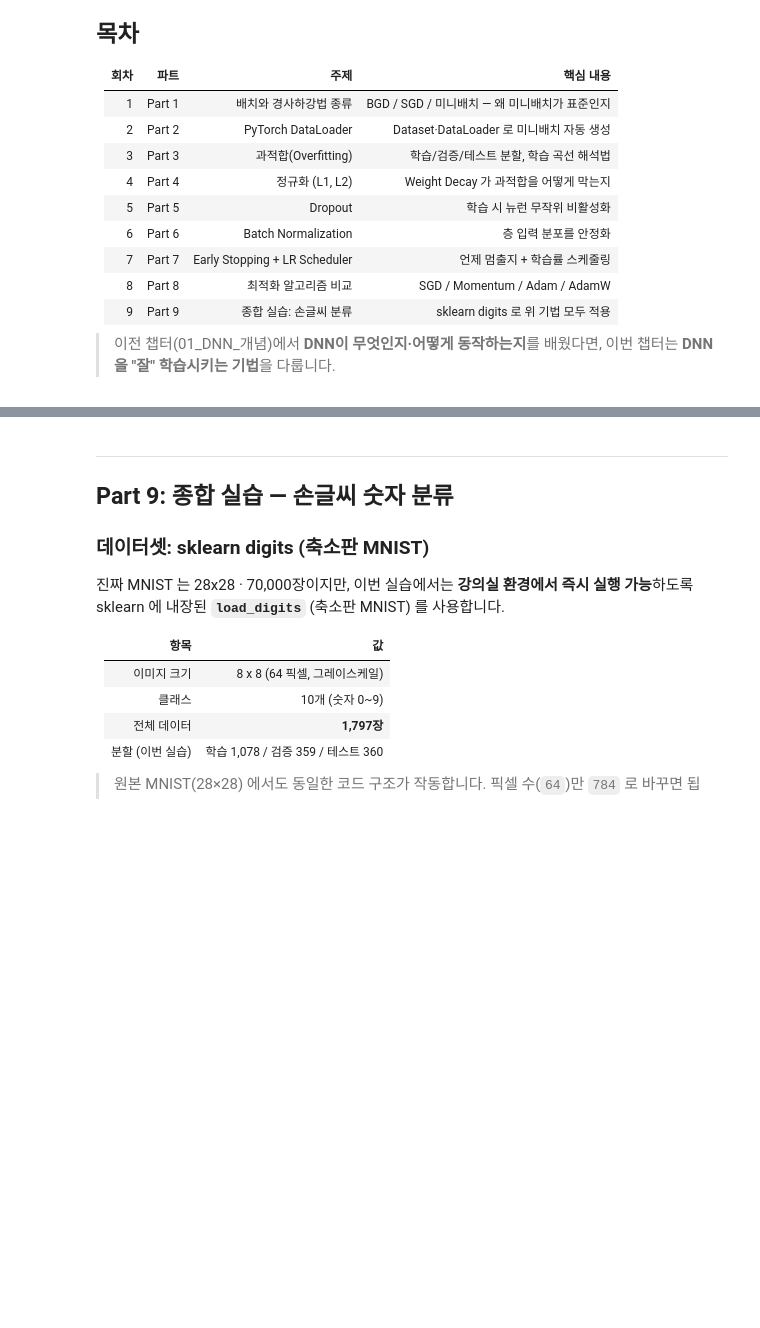
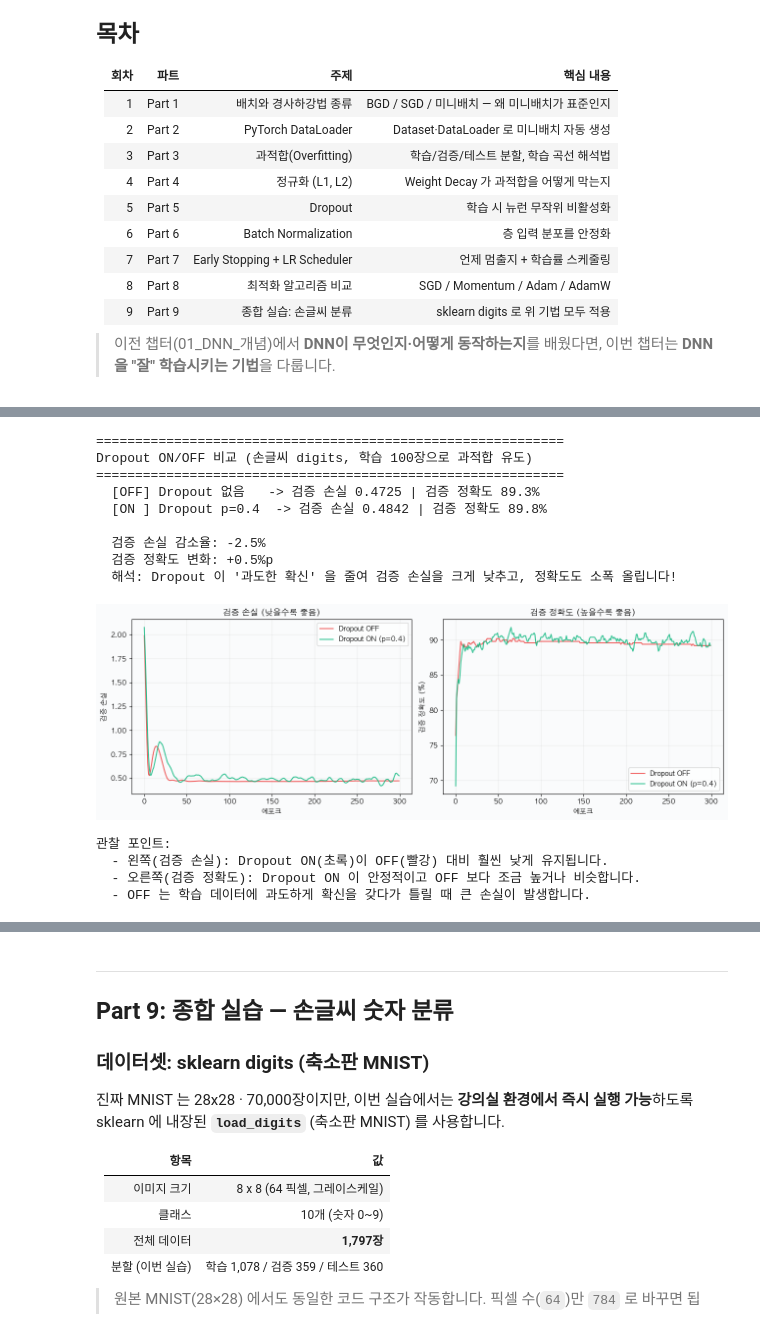
Before and after one commit to SeolMuah/dl-pytorch-tutorial, a Jupyter notebook: 02_DNN_훈련.ipynb, the cells around one changed output, grey strips where cells are left out. Saved outputs shown, nothing was run; the diff lists cells and outputs as text; code cells hidden in the pictures; blank space fills up the shorter version.

```diff
--- a/02_DNN_훈련.ipynb
+++ b/02_DNN_훈련.ipynb
@@ -337,8 +382,21 @@ class BigModel(nn.Module):
     def __init__(self):
         super().__init__()
         self.net = nn.Sequential(
+
+            # (1) -> 256
+            # (B, 1) # 2차원  [[1], [2], [3], ...]
+            # (B, )  #1차원   [1,2,3,4]
+
+            # (B, 1) @ (1, 256) + b(1, 256) = (B, 256)
             nn.Linear(1, 256), nn.ReLU(),
-            nn.Linear(256, 256), nn.ReLU(),
+
+
+            # (B, 256) @ (256, 256)  + b(1, 256) = (B, 256)
+            nn.Linear(256, 256), nn.ReLU(), #
+
+
+
+            # (B, 256) @ (256, 1) = (B, 1)
             nn.Linear(256, 1),
         )
     def forward(self, x):
@@ -350,19 +408,21 @@ criterion = nn.MSELoss()
 
 # 3) 학습 + 에포크별 학습/검증 손실 기록
 train_losses, valid_losses = [], []
-for epoch in range(1, 2001):
+for epoch in range(1, 100):
     # 학습 (DataLoader 로 미니배치 루프)
     model.train()
     epoch_loss = 0
     for xb, yb in train_loader_p3:
         pred = model(xb)
         loss = criterion(pred, yb)
-        optimizer.zero_grad(); loss.backward(); optimizer.step()
+        optimizer.zero_grad(); loss.backward(); optimizer.step() # 가중치 업데이트
         epoch_loss += loss.item()
+
     # 검증
     model.eval()
-    with torch.no_grad():
+    with torch.no_grad(): # 순전파시 기울기 계산을 안하겠다!
         valid_loss = criterion(model(x_valid), y_valid)
+
     train_losses.append(epoch_loss / len(train_loader_p3))
     valid_losses.append(valid_loss.item())
 
@@ -638,19 +724,25 @@ class DropoutModel(nn.Module):
 def train_do(p, epochs=300):
     torch.manual_seed(0)
     m = DropoutModel(p)
-    opt = torch.optim.Adam(m.parameters(), lr=0.005)
+    opt = torch.optim.Adam(m.parameters(), lr=0.005, weight_decay=0.01)
     crit = nn.CrossEntropyLoss()
     tr_ls, va_ls, va_accs = [], [], []
     for _ in range(epochs):
+
+        #훈련 모드
         m.train()
         for xb, yb in do_train_loader:
             out = m(xb); tl = crit(out, yb)
-            opt.zero_grad(); tl.backward(); opt.step()
+            opt.zero_grad(); tl.backward(); opt.step() # 가중치 업데이트
+
+        # 평가 모드
         m.eval()
         with torch.no_grad():
             vo = m(X_do_va)
-            vl = crit(vo, y_do_va).item()
-            vacc = (vo.argmax(1) == y_do_va).float().mean().item()
+            vl = crit(vo, y_do_va).item() #(500, 10)
+            #            0, 1,2,3,4,5,6,7,8,9
+            # (1, 10) = (0.01, 0.02, ... , 0.8)
+            vacc = (vo.argmax(1) == y_do_va).float().mean().item() #정확도
         tr_ls.append(tl.item()); va_ls.append(vl); va_accs.append(vacc)
     return tr_ls, va_ls, va_accs
 
@@ -664,34 +756,50 @@ acc_on_avg  = sum(acc_on[-50:]) / 50
 
 print("=" * 60)
 print("Dropout ON/OFF 비교 (손글씨 digits, 학습 100장으로 과적합 유도)")
 print("=" * 60)
 print(f"  [OFF] Dropout 없음   -> 검증 손실 {va_off_avg:.4f} | 검증 정확도 {acc_off_avg*100:.1f}%")
 print(f"  [ON ] Dropout p=0.4  -> 검증 손실 {va_on_avg:.4f} | 검증 정확도 {acc_on_avg*100:.1f}%")
 print(f"\n  검증 손실 감소율: {(1 - va_on_avg/va_off_avg) * 100:.1f}%")
 print(f"  검증 정확도 변화: {(acc_on_avg - acc_off_avg)*100:+.1f}%p")
 print("  해석: Dropout 이 '과도한 확신' 을 줄여 검증 손실을 크게 낮추고, 정확도도 소폭 올립니다!")
 
 # 시각화
 fig, axes = plt.subplots(1, 2, figsize=(13, 4.5), facecolor='#FAFBFC')
 ax = axes[0]; ax.set_facecolor('#FAFBFC')
 ax.plot(va_off, color='#EF4444', linewidth=1.5, alpha=0.85, label='Dropout OFF')
 ax.plot(va_on,  color='#10B981', linewidth=1.5, alpha=0.85, label='Dropout ON (p=0.4)')
 ax.set_xlabel('에포크'); ax.set_ylabel('검증 손실')
 ax.set_title('검증 손실 (낮을수록 좋음)', fontweight='bold')
 ax.legend(); ax.grid(alpha=0.2)
 
 ax = axes[1]; ax.set_facecolor('#FAFBFC')
 ax.plot([a*100 for a in acc_off], color='#EF4444', linewidth=1.5, alpha=0.85, label='Dropout OFF')
-ax.plot([a*100 for a in acc_on],  color='#10B981', linewidth=1.5, alpha=0.85, label='Dropout ON (p=0.4)')
+ax.plot([a*100 for a in acc_on],  color='#10B981', linewidth=1.5, alpha=0.85, label='Dropout ON (p=0.1)')
+
 ax.set_xlabel('에포크'); ax.set_ylabel('검증 정확도 (%)')
 ax.set_title('검증 정확도 (높을수록 좋음)', fontweight='bold')
 ax.legend(); ax.grid(alpha=0.2)
 plt.tight_layout(); plt.show()
 
 print("\n관찰 포인트:")
 print("  - 왼쪽(검증 손실): Dropout ON(초록)이 OFF(빨강) 대비 훨씬 낮게 유지됩니다.")
 print("  - 오른쪽(검증 정확도): Dropout ON 이 안정적이고 OFF 보다 조금 높거나 비슷합니다.")
 print("  - OFF 는 학습 데이터에 과도하게 확신을 갖다가 틀릴 때 큰 손실이 발생합니다.")
+# %% [output]
+============================================================
+Dropout ON/OFF 비교 (손글씨 digits, 학습 100장으로 과적합 유도)
+============================================================
+  [OFF] Dropout 없음   -> 검증 손실 0.4725 | 검증 정확도 89.3%
+  [ON ] Dropout p=0.4  -> 검증 손실 0.4842 | 검증 정확도 89.8%
+
+  검증 손실 감소율: -2.5%
+  검증 정확도 변화: +0.5%p
+  해석: Dropout 이 '과도한 확신' 을 줄여 검증 손실을 크게 낮추고, 정확도도 소폭 올립니다!
+[figure, added]
+관찰 포인트:
+  - 왼쪽(검증 손실): Dropout ON(초록)이 OFF(빨강) 대비 훨씬 낮게 유지됩니다.
+  - 오른쪽(검증 정확도): Dropout ON 이 안정적이고 OFF 보다 조금 높거나 비슷합니다.
+  - OFF 는 학습 데이터에 과도하게 확신을 갖다가 틀릴 때 큰 손실이 발생합니다.
 # %% [markdown]
 ---
 
```
Also changed, not shown: parts of 6 cells of this notebook, 5 other files.
